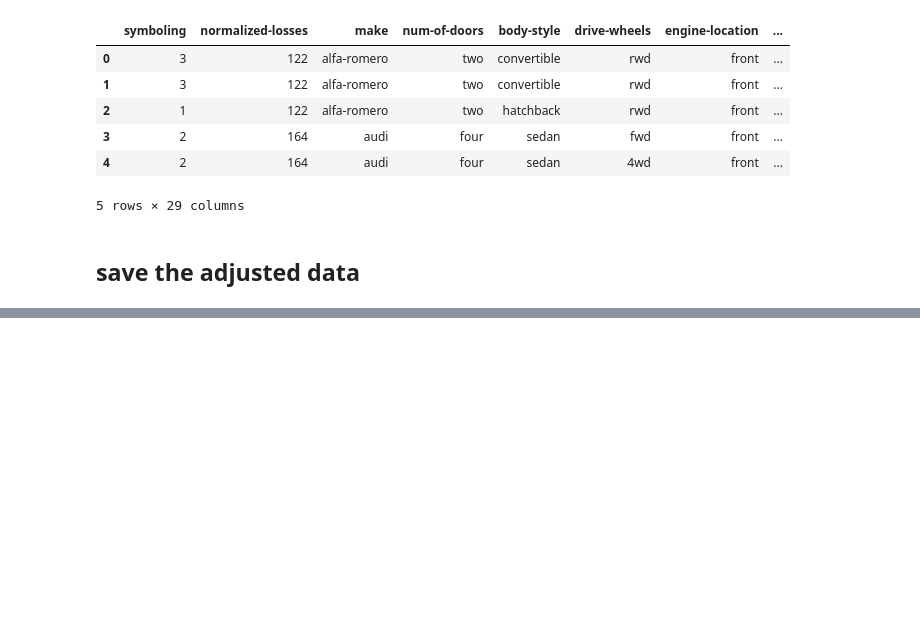
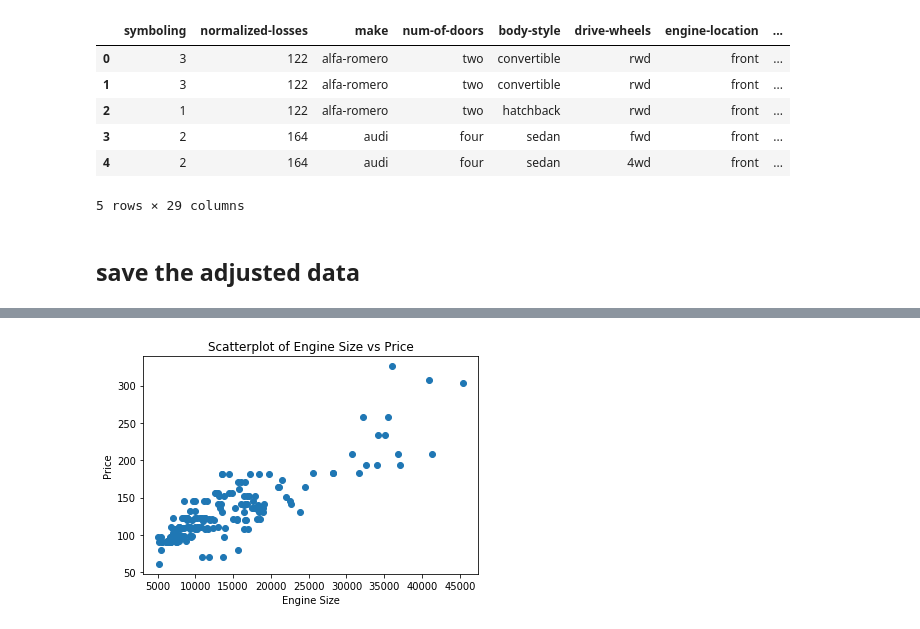
Before and after one commit to JeffBohn/notebooks, a Jupyter notebook: NotesDataAnalysis.ipynb, the cells around one changed output, grey strips where cells are left out. Cells and saved outputs as stored; diff of their text form; code cells hidden in the pictures; blank space fills up the shorter version.

```diff
--- a/NotesDataAnalysis.ipynb
+++ b/NotesDataAnalysis.ipynb
@@ -398,0 +449,12 @@ df.head()
+# %%
+#Scatterplot
+#How do two continuous values relate to each other?
+y=df["engine-size"]
+x=df["price"]
+pyplot.scatter(x,y)
+pyplot.title("Scatterplot of Engine Size vs Price")
+pyplot.xlabel("Engine Size")
+pyplot.ylabel("Price")
+pyplot.show()
+# %% [output]
+[figure, added]
```
Also changed, not shown: parts of 28 cells of this notebook.
